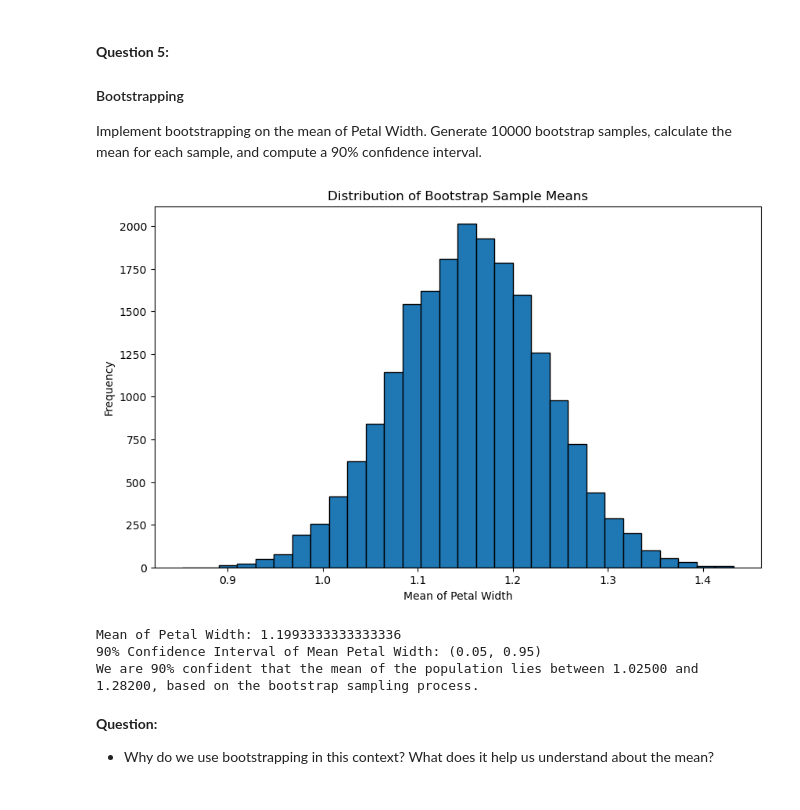
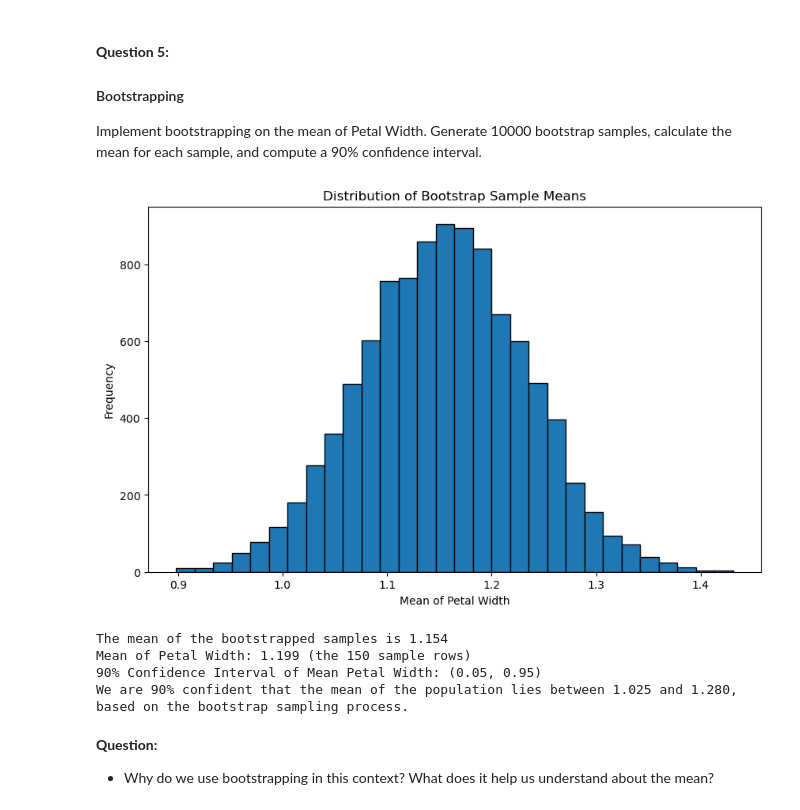
Before and after one commit to Carvas91/LCR, a Jupyter notebook: 02_activities/assignments/assignment_3.ipynb, the cells around one changed output. Cells and saved outputs as stored; diff of their text form; code cells hidden in the pictures.

Commit message:
I updated the code to show the mean of the bootstraped samples print(f'The mean of the bootstrapped samples is {bootstrap_means["mean_petal_width"].mean():.3f}')

```diff
--- a/02_activities/assignments/assignment_3.ipynb
+++ b/02_activities/assignments/assignment_3.ipynb
@@ -193,42 +193,44 @@ one_sample_petal_width_mean = one_sample['petal width (cm)'].mean() #the mean of
 
 bootstrap_samples = []
 
-for i in range(20_000):
+for i in range(10_000):
     sample = one_sample.sample(frac=1, replace=True)
     sample = sample.assign(sample_id=i)
     bootstrap_samples.append(sample)
 
 # Create a DataFrame from the list
-bootstrap_20k_samples = pd.concat(bootstrap_samples)
+bootstrap_10k_samples = pd.concat(bootstrap_samples)
 
 # Calculate the mean of each sample
-bootstrap_means = bootstrap_20k_samples.groupby('sample_id')['petal width (cm)'].mean().reset_index(name="mean_petal_width")
+bootstrap_means = bootstrap_10k_samples.groupby('sample_id')['petal width (cm)'].mean().reset_index(name="mean_petal_width")
 
 
 #plotting the histogram
 plt.figure(figsize=(10, 6))
 plt.hist(bootstrap_means['mean_petal_width'], bins=30, edgecolor='black')
 plt.title('Distribution of Bootstrap Sample Means')
 plt.xlabel('Mean of Petal Width')
 plt.ylabel('Frequency')
 plt.show()
 
 #CI Bounds
 lower_bound = 0.05
 upper_bound = 0.95
 
 # Calculate the 90% confidence interval
 ci_bounds = bootstrap_means['mean_petal_width'].quantile([lower_bound, upper_bound])
 
 # Display the result
-print(f"Mean of Petal Width: {mean_petal_width}")
+print(f'The mean of the bootstrapped samples is {bootstrap_means["mean_petal_width"].mean():.3f}')
+print(f"Mean of Petal Width: {mean_petal_width:.3f} (the 150 sample rows)") #our 150 rows of petal width data
 print(f"90% Confidence Interval of Mean Petal Width: ({lower_bound}, {upper_bound})")
-print(f"We are 90% confident that the mean of the population lies between {ci_bounds.iloc[0]:.5f} and {ci_bounds.iloc[1]:.5f}, based on the bootstrap sampling process.")
+print(f"We are 90% confident that the mean of the population lies between {ci_bounds.iloc[0]:.3f} and {ci_bounds.iloc[1]:.3f}, based on the bootstrap sampling process.")
 # %% [output]
-[figure, old version]
+[figure, new version]
-Mean of Petal Width: 1.1993333333333336
+The mean of the bootstrapped samples is 1.154
+Mean of Petal Width: 1.199 (the 150 sample rows)
 90% Confidence Interval of Mean Petal Width: (0.05, 0.95)
-We are 90% confident that the mean of the population lies between 1.02500 and 1.28200, based on the bootstrap sampling process.
+We are 90% confident that the mean of the population lies between 1.025 and 1.280, based on the bootstrap sampling process.
 # %% [markdown]
 **Question:**
 - Why do we use bootstrapping in this context? What does it help us understand about the mean?
```
